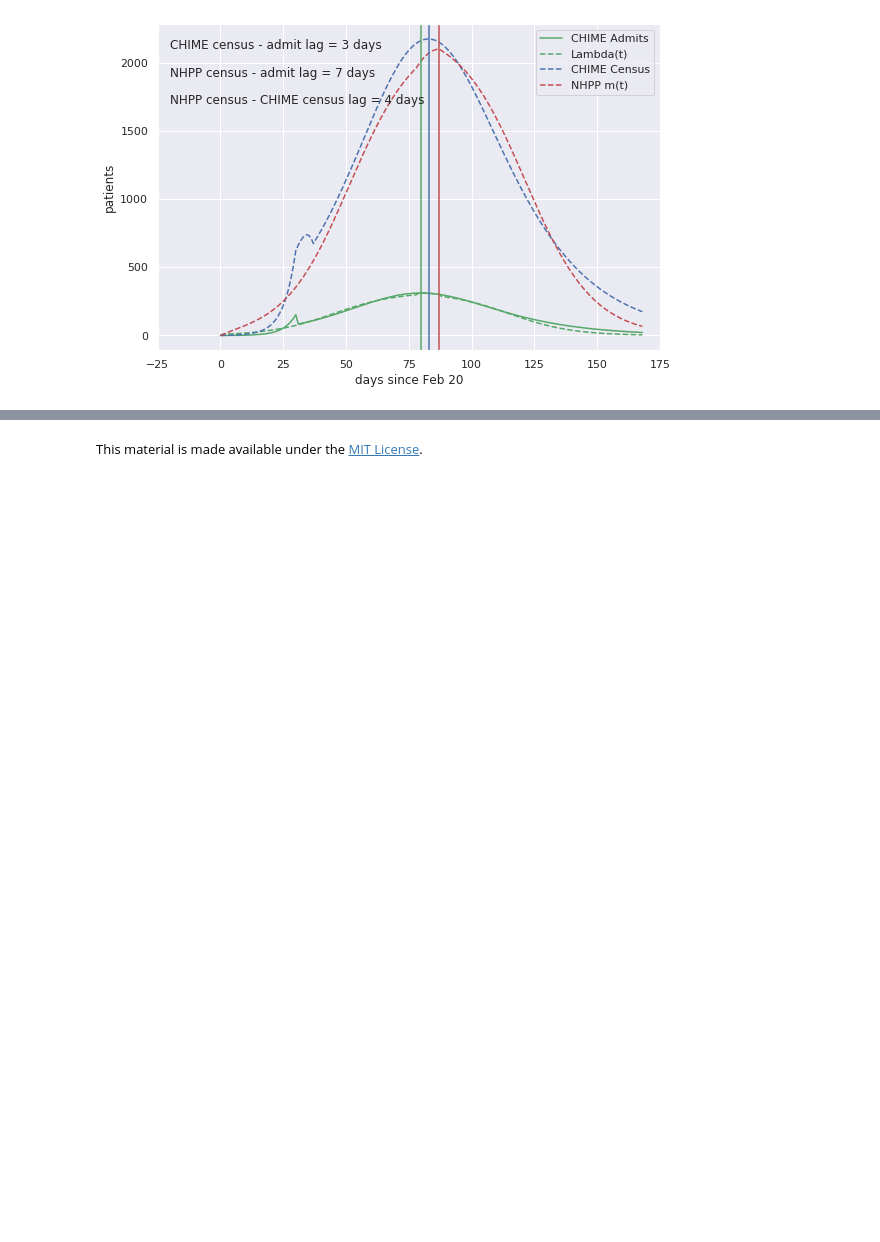
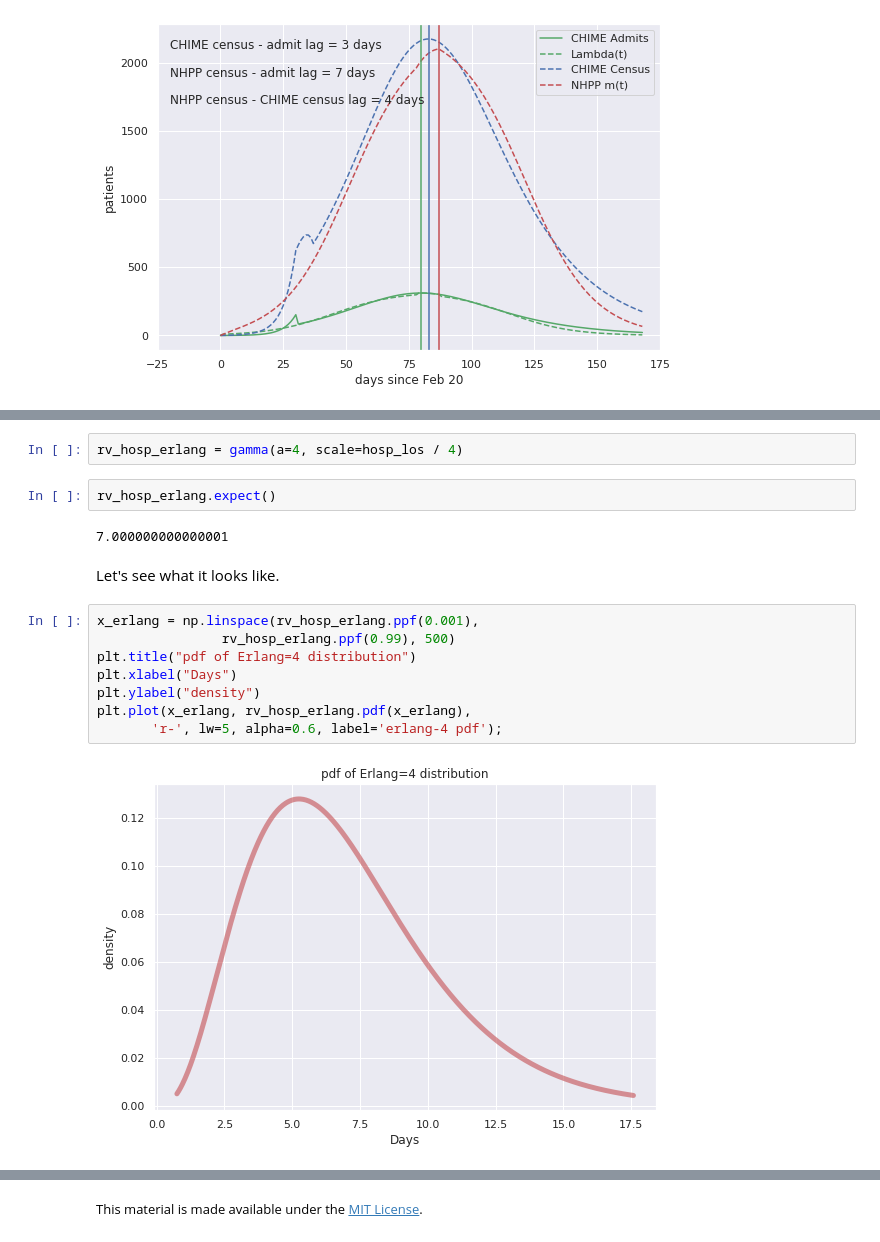
Before and after one commit to misken/c19, a Jupyter notebook: mychime/modeling/chime_flow_resources_p2.ipynb, the cells around one changed output, grey strips where cells are left out. Drawn from its saved outputs; the diff is of its cells as text; blank space fills up the shorter version.

```diff
--- a/mychime/modeling/chime_flow_resources_p2.ipynb
+++ b/mychime/modeling/chime_flow_resources_p2.ipynb
@@ -979,0 +787,18 @@ Hopefully this helps clarify how CHIME is currently computing resource use. In t
+# %%
+rv_hosp_erlang = gamma(a=4, scale=hosp_los / 4)
+# %%
+rv_hosp_erlang.expect()
+# %% [output]
+7.000000000000001
+# %% [markdown]
+Let's see what it looks like.
+# %%
+x_erlang = np.linspace(rv_hosp_erlang.ppf(0.001),
+                rv_hosp_erlang.ppf(0.99), 500)
+plt.title("pdf of Erlang=4 distribution")
+plt.xlabel("Days")
+plt.ylabel("density")
+plt.plot(x_erlang, rv_hosp_erlang.pdf(x_erlang),
+       'r-', lw=5, alpha=0.6, label='erlang-4 pdf');
+# %% [output]
+[figure, added]
```
Also changed, not shown: parts of 59 cells of this notebook.
